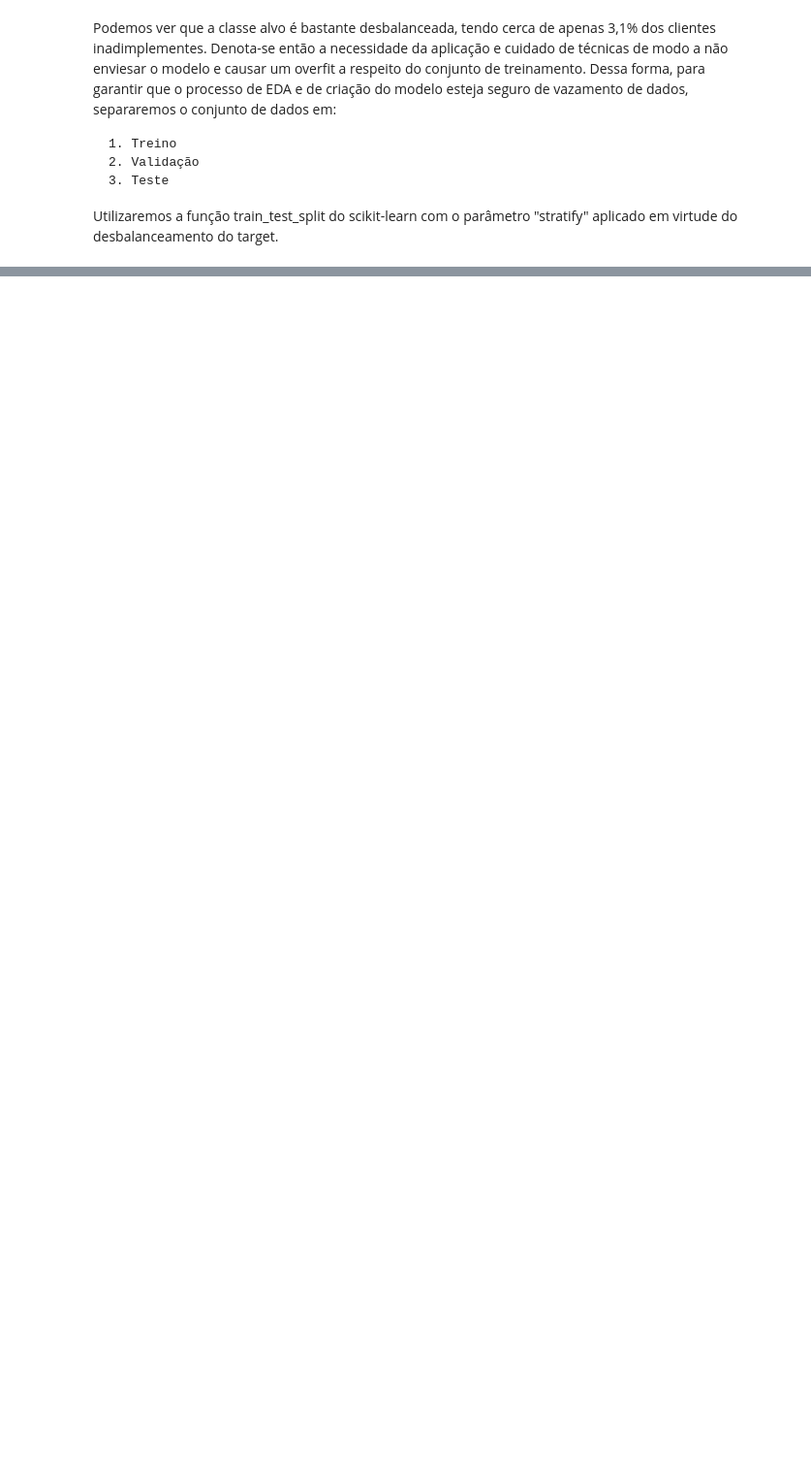
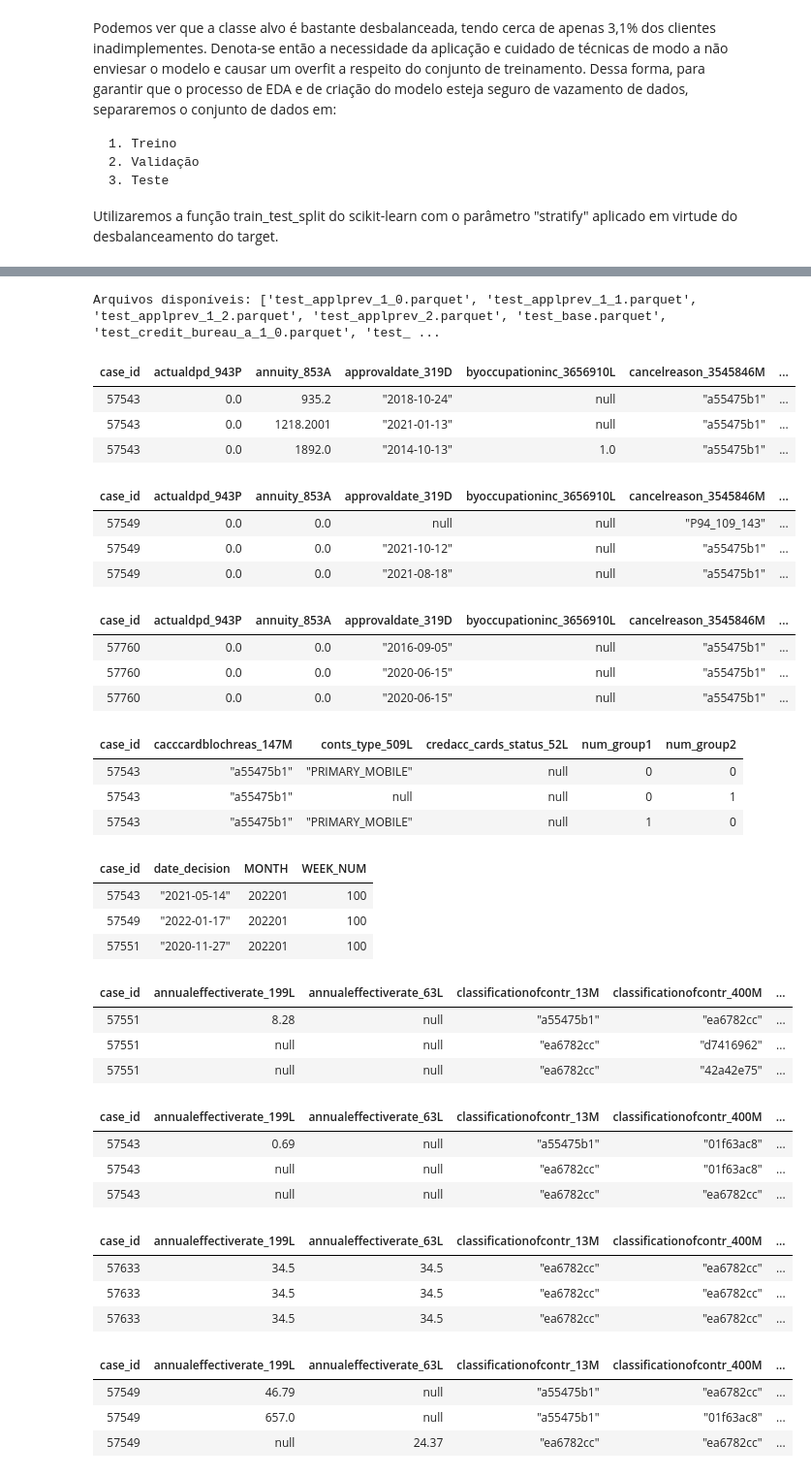
Before and after one commit to raulward/credit-risk-tec-case-pwd, a Jupyter notebook: notebooks/credit_risk.ipynb, the cells around one changed output, grey strips where cells are left out. Shown at 97% size. Cells and saved outputs as stored; diff of their text form; code cells hidden in the pictures; blank space fills up the shorter version.

```diff
--- a/notebooks/credit_risk.ipynb
+++ b/notebooks/credit_risk.ipynb
@@ -151,0 +150,67 @@ Portanto para estes processos ocorrerem de forma harmoniosa e automatizada utili
+# %%
+parquets = list(Path("../data/parquet_files").glob("*.parquet"))
+print("Arquivos disponíveis:", [p.name for p in parquets])
+
+
+records = []
+for p in parquets:
+    df = pl.read_parquet(p)
+
+    display(df.head(3))
+
+    table_name = p.stem
+    total_rows, _ = df.shape
+
+
+    for col in df.columns:
+        null_count = df[col].is_null().sum()
+        if total_rows > 0:
+            null_ratio = round(null_count / total_rows, 4)
+        else:
+            null_ratio = None
+
+        records.append({
+            "table":      table_name,
+            "column":     col,
+            "dtype":      str(df.schema[col]),
+            "null_count": int(null_count),
+            "null_ratio": null_ratio
+        })
+# %% [output]
+Arquivos disponíveis: ['test_applprev_1_0.parquet', 'test_applprev_1_1.parquet', 'test_applprev_1_2.parquet', 'test_applprev_2.parquet', 'test_base.parquet', 'test_credit_bureau_a_1_0.parquet', 'test_ ...
+| case_id | actualdpd_943P | annuity_853A | approvaldate_319D | byoccupationinc_3656910L | cancelreason_3545846M | ... |
+| 57543 | 0.0 | 935.2 | "2018-10-24" | null | "a55475b1" | ... |
+| 57543 | 0.0 | 1218.2001 | "2021-01-13" | null | "a55475b1" | ... |
+| 57543 | 0.0 | 1892.0 | "2014-10-13" | 1.0 | "a55475b1" | ... |
+| case_id | actualdpd_943P | annuity_853A | approvaldate_319D | byoccupationinc_3656910L | cancelreason_3545846M | ... |
+| 57549 | 0.0 | 0.0 | null | null | "P94_109_143" | ... |
+| 57549 | 0.0 | 0.0 | "2021-10-12" | null | "a55475b1" | ... |
+| 57549 | 0.0 | 0.0 | "2021-08-18" | null | "a55475b1" | ... |
+| case_id | actualdpd_943P | annuity_853A | approvaldate_319D | byoccupationinc_3656910L | cancelreason_3545846M | ... |
+| 57760 | 0.0 | 0.0 | "2016-09-05" | null | "a55475b1" | ... |
+| 57760 | 0.0 | 0.0 | "2020-06-15" | null | "a55475b1" | ... |
+| 57760 | 0.0 | 0.0 | "2020-06-15" | null | "a55475b1" | ... |
+| case_id | cacccardblochreas_147M | conts_type_509L | credacc_cards_status_52L | num_group1 | num_group2 |
+| 57543 | "a55475b1" | "PRIMARY_MOBILE" | null | 0 | 0 |
+| 57543 | "a55475b1" | null | null | 0 | 1 |
+| 57543 | "a55475b1" | "PRIMARY_MOBILE" | null | 1 | 0 |
+| case_id | date_decision | MONTH | WEEK_NUM |
+| 57543 | "2021-05-14" | 202201 | 100 |
+| 57549 | "2022-01-17" | 202201 | 100 |
+| 57551 | "2020-11-27" | 202201 | 100 |
+| case_id | annualeffectiverate_199L | annualeffectiverate_63L | classificationofcontr_13M | classificationofcontr_400M | ... |
+| 57551 | 8.28 | null | "a55475b1" | "ea6782cc" | ... |
+| 57551 | null | null | "ea6782cc" | "d7416962" | ... |
+| 57551 | null | null | "ea6782cc" | "42a42e75" | ... |
+| case_id | annualeffectiverate_199L | annualeffectiverate_63L | classificationofcontr_13M | classificationofcontr_400M | ... |
+| 57543 | 0.69 | null | "a55475b1" | "01f63ac8" | ... |
+| 57543 | null | null | "ea6782cc" | "01f63ac8" | ... |
+| 57543 | null | null | "ea6782cc" | "ea6782cc" | ... |
+| case_id | annualeffectiverate_199L | annualeffectiverate_63L | classificationofcontr_13M | classificationofcontr_400M | ... |
+| 57633 | 34.5 | 34.5 | "ea6782cc" | "ea6782cc" | ... |
+| 57633 | 34.5 | 34.5 | "ea6782cc" | "ea6782cc" | ... |
+| 57633 | 34.5 | 34.5 | "ea6782cc" | "ea6782cc" | ... |
+| case_id | annualeffectiverate_199L | annualeffectiverate_63L | classificationofcontr_13M | classificationofcontr_400M | ... |
+| 57549 | 46.79 | null | "a55475b1" | "ea6782cc" | ... |
+| 57549 | 657.0 | null | "a55475b1" | "01f63ac8" | ... |
+| 57549 | null | 24.37 | "ea6782cc" | "ea6782cc" | ... |
```
Also changed, not shown: parts of 14 cells of this notebook, 1 other file.
